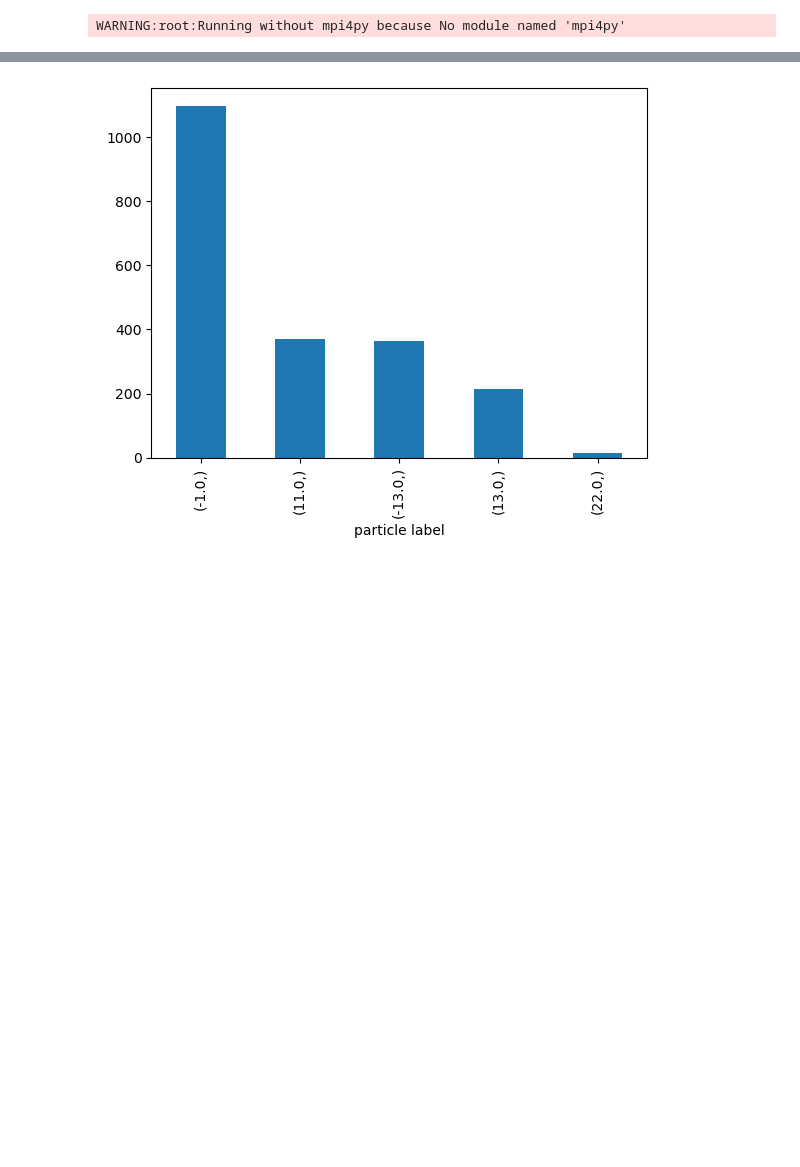
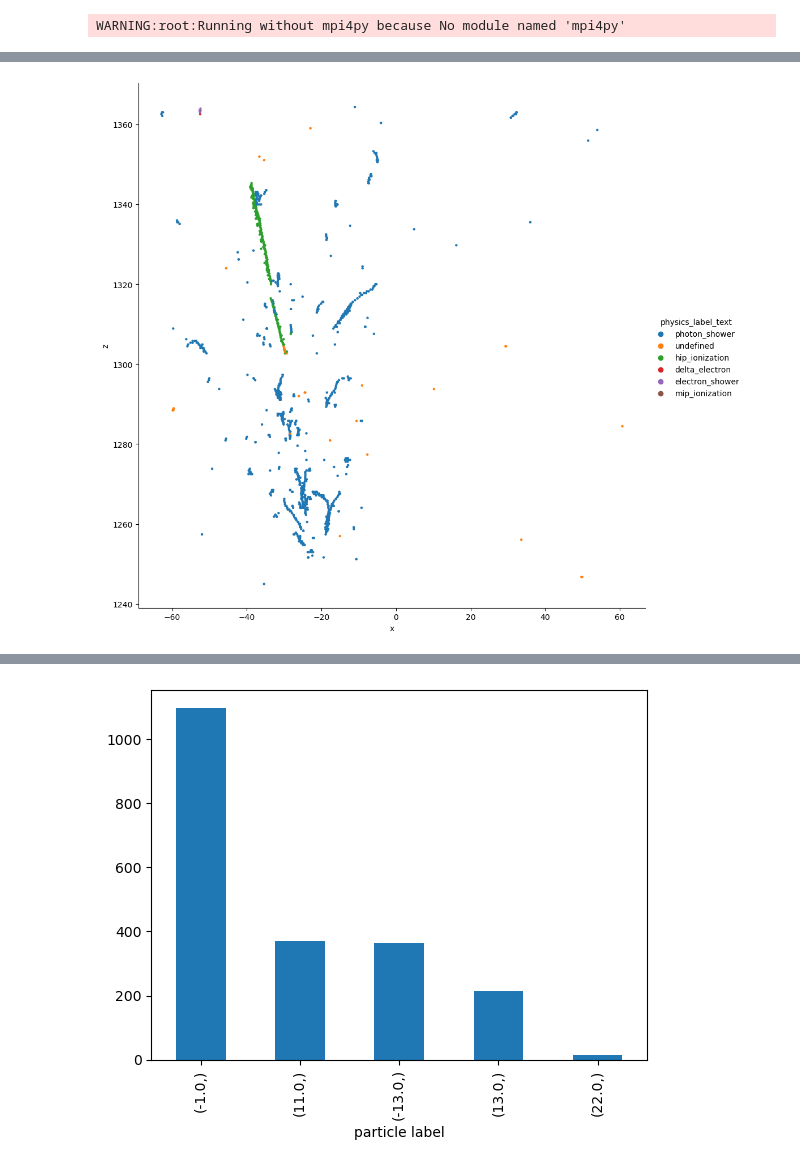
Before and after one commit to Neutron-Calibration-in-DUNE/ArrakisND, a Jupyter notebook: notebooks/test_arrakis.ipynb, the cells around one changed output, grey strips where cells are left out. Cells and saved outputs as stored; diff of their text form; code cells hidden in the pictures; blank space fills up the shorter version.

```diff
--- a/notebooks/test_arrakis.ipynb
+++ b/notebooks/test_arrakis.ipynb
@@ -77,3 +81,16 @@ df_1.head()
+# %%
+sn.relplot(
+    data=df_3,
+    x="x", y="z",
+    hue="physics_label_text",
+    linewidth=0,
+    s=10,
+    height=10
+
+)
+plt.show()
+# %% [output]
+[figure, added]
 # %%
 sn.relplot(
     data=df_3,
```
Also changed, not shown: parts of 11 cells of this notebook, 4 other files.
